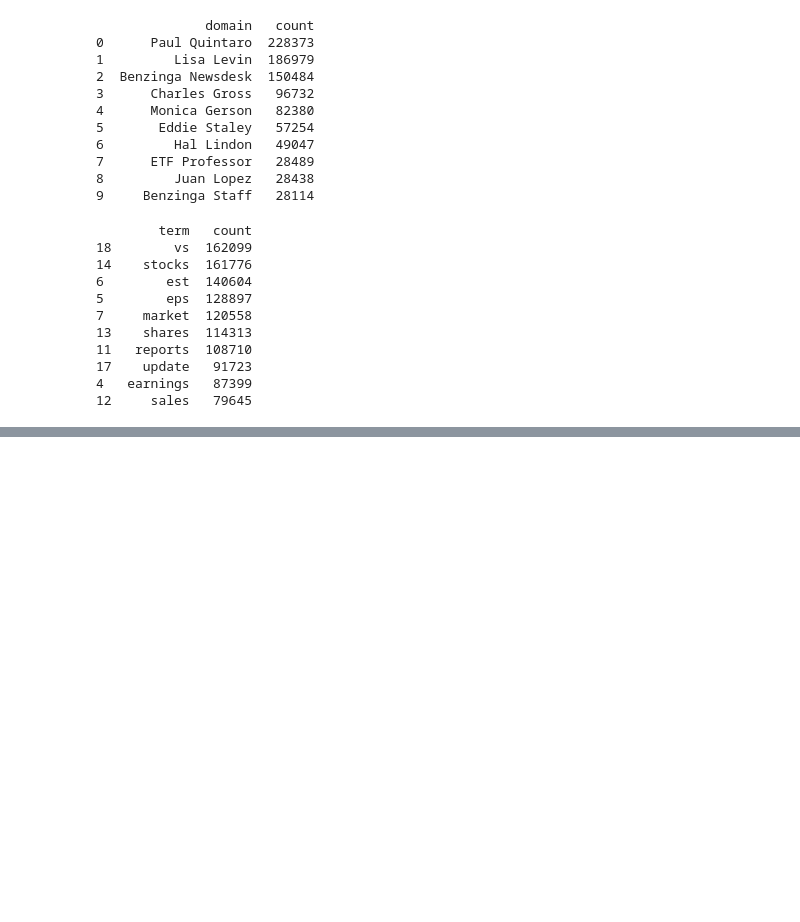
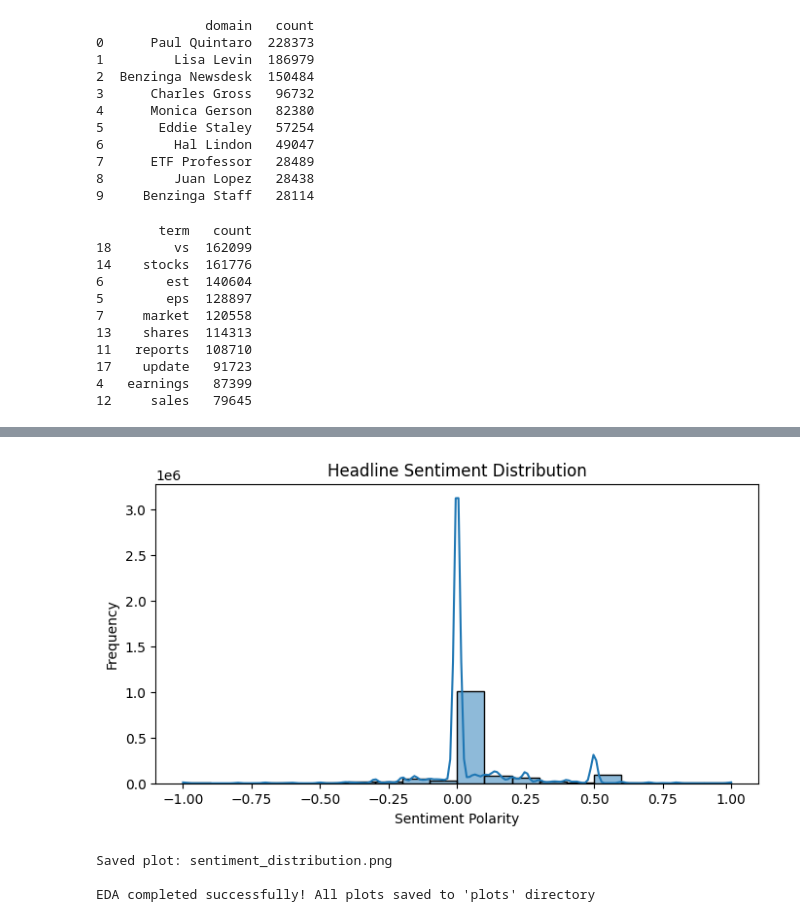
Before and after one commit to lhiwi/Financial-analysis-Week1, a Jupyter notebook: notebooks/eda.ipynb, the cells around one changed output, grey strips where cells are left out. Saved outputs shown, nothing was run; the diff lists cells and outputs as text; code cells hidden in the pictures; blank space fills up the shorter version.

```diff
--- a/notebooks/eda.ipynb
+++ b/notebooks/eda.ipynb
@@ -172,0 +202,19 @@ print(keywords_df.sort_values('count', ascending=False).head(10))
+# %%
+# Sentiment preview
+news_df['sentiment'] = news_df['headline'].apply(
+    lambda x: TextBlob(str(x)).sentiment.polarity
+)
+plt.figure(figsize=(8,4))
+sns.histplot(news_df['sentiment'], bins=20, kde=True)
+plt.title("Headline Sentiment Distribution")
+plt.xlabel("Sentiment Polarity")
+plt.ylabel("Frequency")
+plt.show()
+save_plot("sentiment_distribution.png")
+
+print("\nEDA completed successfully! All plots saved to 'plots' directory")
+# %% [output]
+[figure, added]
+Saved plot: sentiment_distribution.png
+
+EDA completed successfully! All plots saved to 'plots' directory
```
Also changed, not shown: parts of 12 cells of this notebook.
